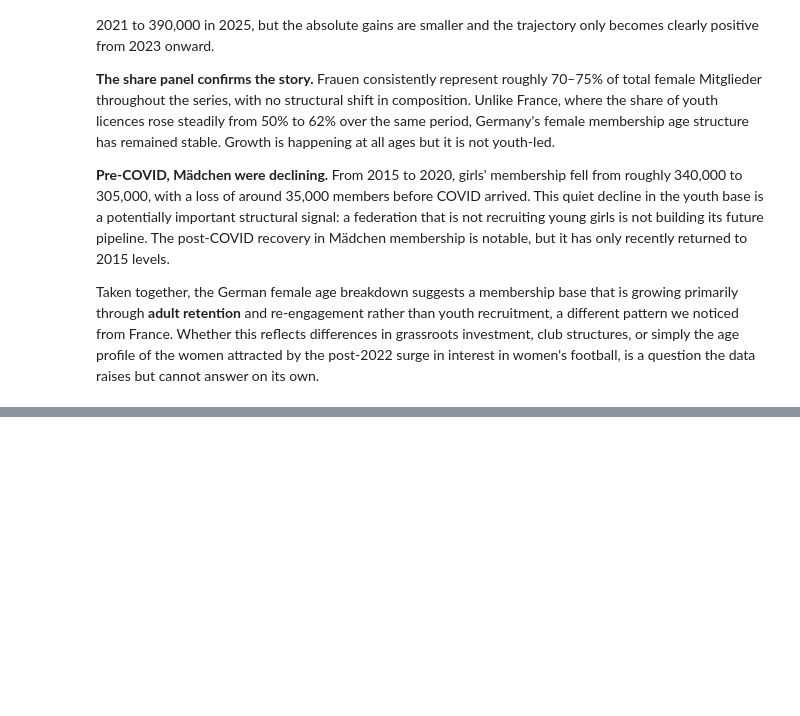
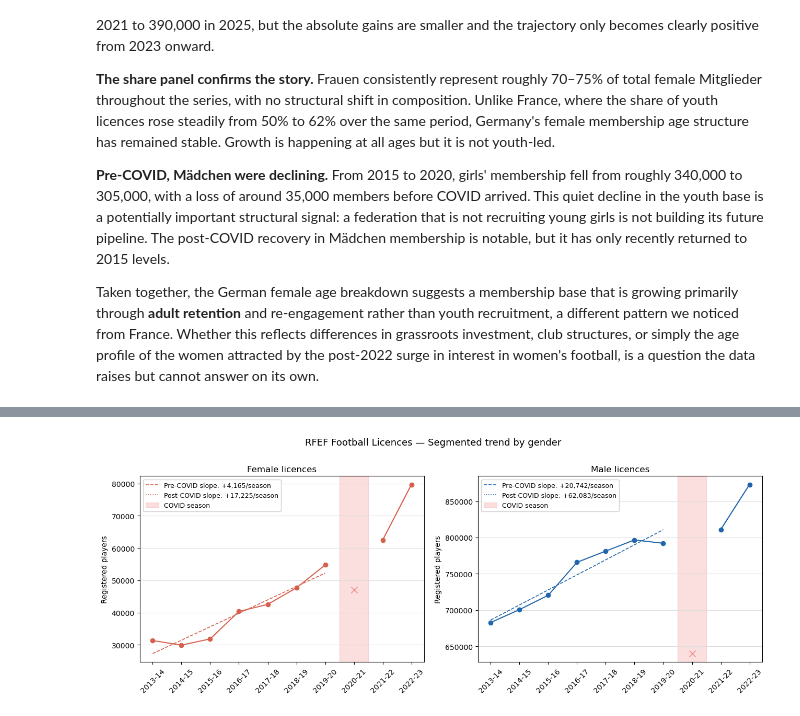
Before and after one commit to pacoraggio/inpat-expat, a Jupyter notebook: women-football/top5_participation_data.ipynb, the cells around one changed output, grey strips where cells are left out. Saved outputs shown, nothing was run; the diff lists cells and outputs as text; code cells hidden in the pictures; blank space fills up the shorter version.

```diff
--- a/women-football/top5_participation_data.ipynb
+++ b/women-football/top5_participation_data.ipynb
@@ -839,0 +943,52 @@ Taken together, the German female age breakdown suggests a membership base that
+# %%
+PRE_COVID_RFEF  = ["2013-14", "2014-15", "2015-16", "2016-17", "2017-18", "2018-19", "2019-20"]
+POST_COVID_RFEF = ["2021-22", "2022-23"]
+
+fig, axes = plt.subplots(1, 2, figsize=(13, 5), sharey=False)
+
+for ax, gender, color in zip(axes, ["female", "male"], ["#d6604d", "#2166ac"]):
+    df_g = df_fb[df_fb["gender"] == gender].sort_values("season").set_index("season")
+
+    pre  = df_g.loc[PRE_COVID_RFEF,  "registered_players"]
+    post = df_g.loc[POST_COVID_RFEF, "registered_players"]
+
+    x_pre  = np.arange(len(pre))
+    x_post = np.arange(len(pre) + 1, len(pre) + 1 + len(post))
+
+    slope_pre,  intercept_pre,  *_ = stats.linregress(x_pre,  pre.values)
+    slope_post, intercept_post, *_ = stats.linregress(x_post, post.values)
+
+    all_seasons = PRE_COVID_RFEF + [COVID_SEASON] + POST_COVID_RFEF
+    x_all = list(range(len(all_seasons)))
+    x_map = {s: i for i, s in enumerate(all_seasons)}
+
+    ax.plot([x_map[s] for s in PRE_COVID_RFEF],  pre.values,  color=color, marker="o")
+    ax.plot([x_map[s] for s in POST_COVID_RFEF], post.values, color=color, marker="o")
+
+    ax.plot(x_pre,  intercept_pre  + slope_pre  * x_pre,
+            color=color, linestyle="--", linewidth=1.2,
+            label=f"Pre-COVID slope: {slope_pre:+,.0f}/season")
+    ax.plot(x_post, intercept_post + slope_post * x_post,
+            color=color, linestyle=":",  linewidth=1.2,
+            label=f"Post-COVID slope: {slope_post:+,.0f}/season")
+
+    covid_x = x_map[COVID_SEASON]
+    ax.axvspan(covid_x - 0.5, covid_x + 0.5,
+               color="lightcoral", alpha=0.25, label="COVID season")
+    ax.plot(covid_x, df_g.loc[COVID_SEASON, "registered_players"],
+            color="lightcoral", marker="x", markersize=9, zorder=5)
+
+    ax.set_xticks(x_all)
+    ax.set_xticklabels(all_seasons, rotation=45)
+    ax.set_title(f"{gender.capitalize()} licences", fontsize=12)
+    ax.set_ylabel("Registered players")
+    ax.legend(fontsize=9, framealpha=0.9)
+    ax.yaxis.grid(True, color="#dddddd", linewidth=0.8)
+    ax.set_facecolor("white")
+
+fig.patch.set_facecolor("white")
+fig.suptitle("RFEF Football Licences — Segmented trend by gender", fontsize=13, y=1.01)
+plt.tight_layout()
+plt.show()
+# %% [output]
+[figure, added]
```
Also changed, not shown: parts of 43 cells of this notebook, 3 other files.
